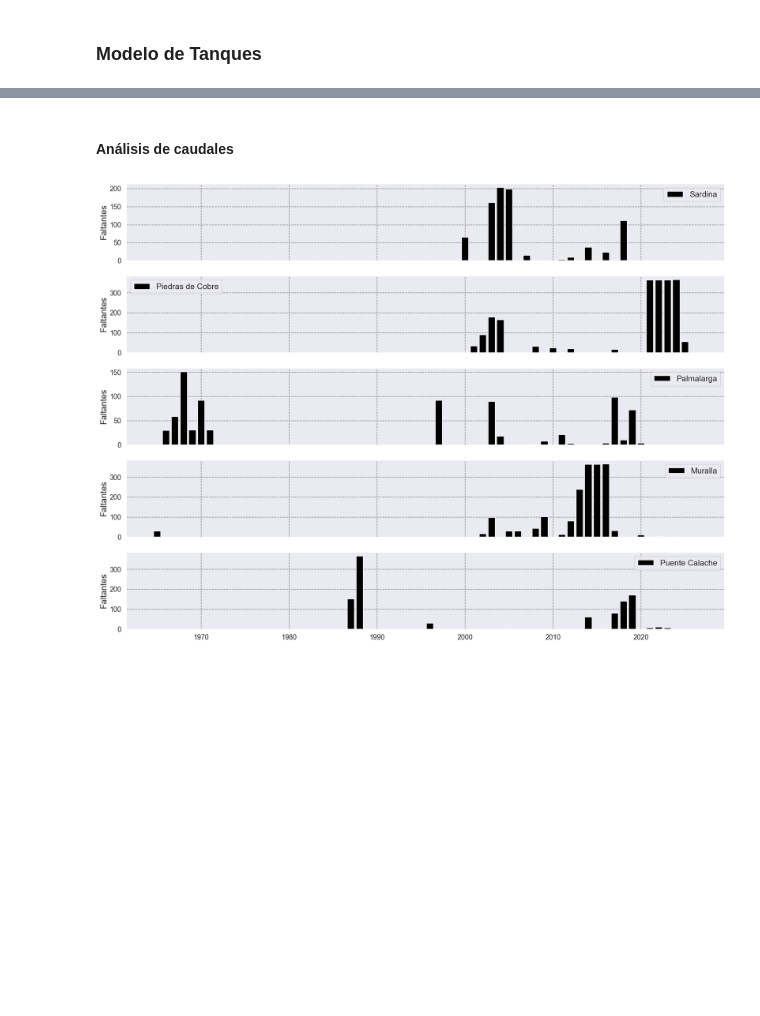
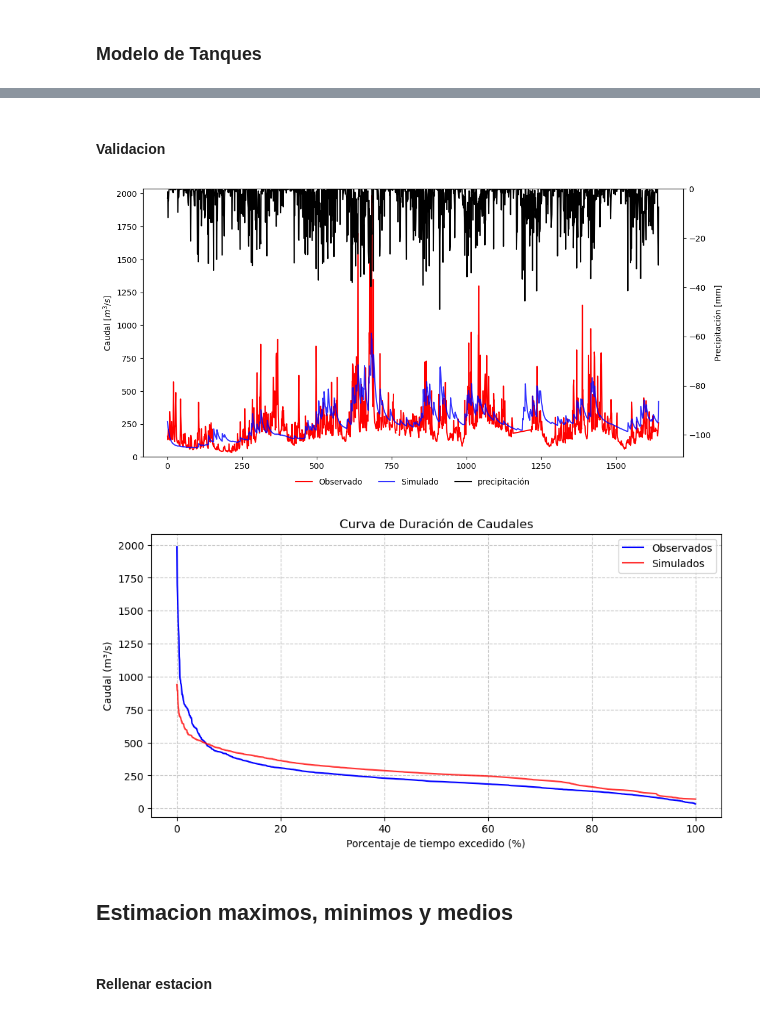
Before and after one commit to Juliant06/hidrologia_saldana, a Jupyter notebook: hidrologia_saldana.ipynb, the cells around one changed output, grey strips where cells are left out. Cells and saved outputs as stored; diff of their text form; code cells hidden in the pictures; blank space fills up the shorter version.

Commit message:
simulacion y rellenado de datos

```diff
--- a/hidrologia_saldana.ipynb
+++ b/hidrologia_saldana.ipynb
@@ -447,2 +412,0 @@ files = os.listdir(path_estaciones)
-# %%
-MT = modelo_tanques.modelo_tanques
@@ -628,2 +412,0 @@ Para el modelo se planean utilizar serie de precipitación de toda la cuenca al
-# %% [markdown]
-#### Análisis de caudales
@@ -633,38 +413,32 @@ files_estaciones = os.listdir(path)
-# %%
-# Chequeo de datos faltantes
-estaciones = {
-    '0022017020':'Sardina',
-    '0022057010':'Piedras de Cobre',
-    '0022057040':'Palmalarga',
-    '0022057060':'Muralla',
-    '0022057070':'Puente Calache'
-}
-path_files = r'C:\Users\USUARIO\Documents\saldana_modelo\hidrologia_saldana\hidrologia_saldana\q_data'
-# Chequeo de registro y datos faltantes
-fig, axes = plt.subplots(5,1,figsize=(20,15),sharex=True)
-axis = axes.flatten()
-for idx,file in enumerate(files_estaciones):
-    file_path = os.path.join(path_files,file)
-    # Lectura de datos
-    df = pd.read_csv(
-        file_path,
-        index_col=0,
-        parse_dates=True,
-        usecols=[0,1]
-    )
-    # Nombre de la estacion
-    estacion_cod = file.split('-')[0]
-    estacion_nombre = estaciones[estacion_cod]
-    df = df.resample('D').mean()
-    faltantes = df.isna().groupby(df.index.year).sum()
-    # ploteo de los faltantes
-    x = faltantes.index
-    y = faltantes.iloc[:,0]
-    axis[idx].bar(x=x,height=y,color='black',label=estacion_nombre)
-    axis[idx].legend(fontsize=15)
-
-    axis[idx].set_ylabel('Faltantes',fontsize=16)
-    axis[idx].tick_params(axis='both', labelsize=13)
-    axis[idx].grid(linestyle='--',color='grey')
-# %% [output]
-[figure, removed]
+# %% [markdown]
+#### Validacion
+# %%
+cod = '22057010'
+fecha_i,fecha_f_val = fecha_f,'2020'
+df = read_q_data(cod)
+mask = (df_q.index >= fecha_i) & (df_q.index <= fecha_f_val)
+q_obs = np.asarray(df_q[mask].iloc[:,0])
+gdf = gpd.read_file(path_cuencas[cod])
+    # arreglo precipitacion
+da_pptn = clip_a_cuenca(pptn_corregida,gdf)
+da_pptn_cuenca = da_pptn.mean(axis=1).mean(axis=1)
+df_pptn = da_pptn_cuenca.to_dataframe('pptn')
+mask = (df_pptn.index >= fecha_i) & (df_pptn.index <= fecha_f_val)
+pptn_cuenca = (df_pptn[mask].iloc[:,1])
+params = dict_mejores[cod]
+clip_dem = clip_a_cuenca(clip_dem,gdf)
+cota = clip_dem.mean(axis=0).mean(axis=0).values
+
+params = [params[k] for k in MT.NOMBRES_PARAMS]
+modelo = MT(pptn_cuenca, *params, cota, dict_area[cod])
+q_sim, q_base = modelo.correr()
+# %%
+MT.plot_resultados(None,q_obs, q_sim, pptn_cuenca)
+MT.curva_duracion(None,q_obs, q_sim)
+# %% [output]
+[figure, added]
+[figure, added]
+# %% [markdown]
+## Estimacion maximos, minimos y medios
+# %% [markdown]
+#### Rellenar estacion
```
Also changed, not shown: parts of 33 cells of this notebook.
